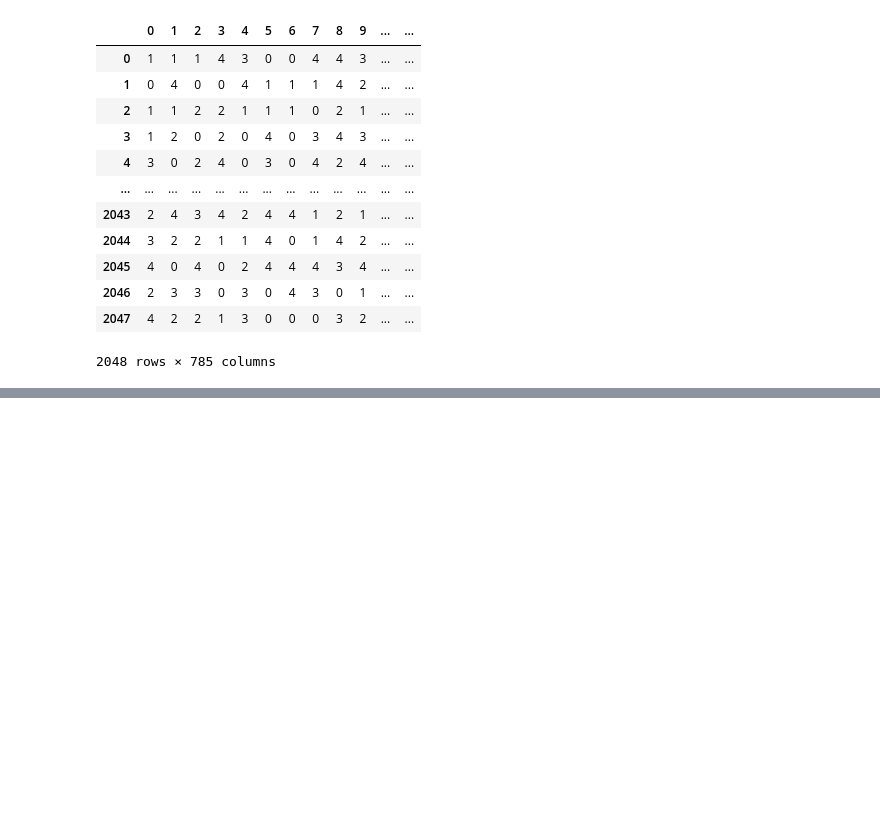
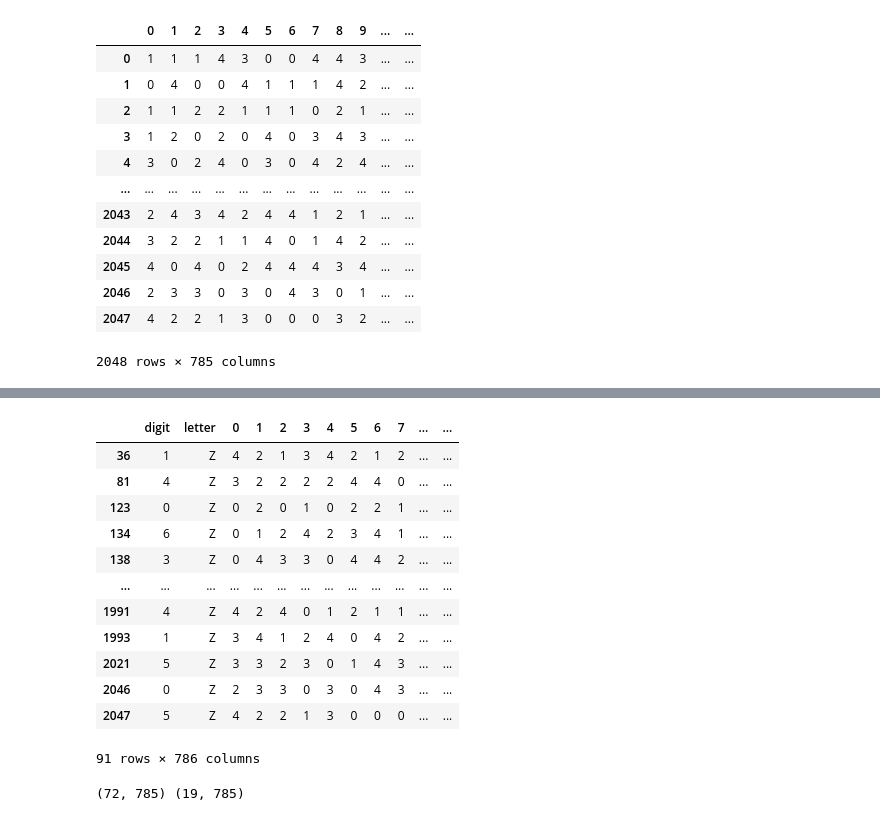
Before and after one commit to micro94/MNIST_project, a Jupyter notebook: MNIST_project.ipynb, the cells around one changed output, grey strips where cells are left out. Cells and saved outputs as stored; diff of their text form; code cells hidden in the pictures; blank space fills up the shorter version.

```diff
--- a/MNIST_project.ipynb
+++ b/MNIST_project.ipynb
@@ -165,0 +315,2 @@ train_df
+# %%
+alpha =(train_df2["letter"].groupby(train_df2["letter"]).size()).keys()
@@ -165,0 +319,19 @@ train_df
+# %%
+for i in alpha:
+    i= pd.DataFrame(train_df2[train_df2["letter"] == i])
+# %%
+i
+# %% [output]
+|  | digit | letter | 0 | 1 | 2 | 3 | 4 | 5 | 6 | 7 | ... | ... |
+| 36 | 1 | Z | 4 | 2 | 1 | 3 | 4 | 2 | 1 | 2 | ... | ... |
+| 81 | 4 | Z | 3 | 2 | 2 | 2 | 2 | 4 | 4 | 0 | ... | ... |
+| 123 | 0 | Z | 0 | 2 | 0 | 1 | 0 | 2 | 2 | 1 | ... | ... |
+| 134 | 6 | Z | 0 | 1 | 2 | 4 | 2 | 3 | 4 | 1 | ... | ... |
+| 138 | 3 | Z | 0 | 4 | 3 | 3 | 0 | 4 | 4 | 2 | ... | ... |
+| ... | ... | ... | ... | ... | ... | ... | ... | ... | ... | ... | ... | ... |
+| 1991 | 4 | Z | 4 | 2 | 4 | 0 | 1 | 2 | 1 | 1 | ... | ... |
+| 1993 | 1 | Z | 3 | 4 | 1 | 2 | 4 | 0 | 4 | 2 | ... | ... |
+| 2021 | 5 | Z | 3 | 3 | 2 | 3 | 0 | 1 | 4 | 3 | ... | ... |
+| 2046 | 0 | Z | 2 | 3 | 3 | 0 | 3 | 0 | 4 | 3 | ... | ... |
+| 2047 | 5 | Z | 4 | 2 | 2 | 1 | 3 | 0 | 0 | 0 | ... | ... |
+91 rows × 786 columns
@@ -165,0 +342,5 @@ train_df
+# %%
+X_train,X_test,y_train,y_test = train_test_split(X,y,test_size =0.2 ,random_state =3)
+print(X_train.shape,X_test.shape)
+# %% [output]
+(72, 785) (19, 785)
```
Also changed, not shown: parts of 40 cells of this notebook.
